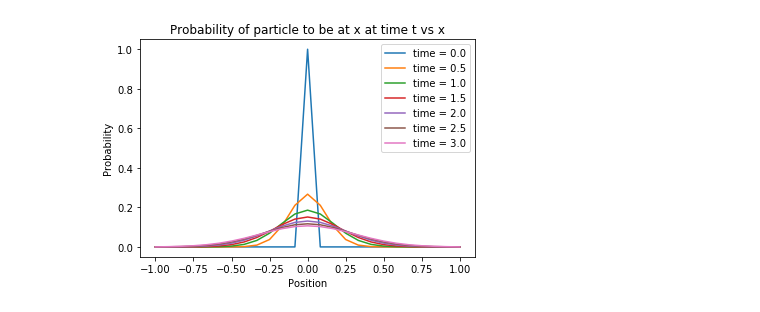
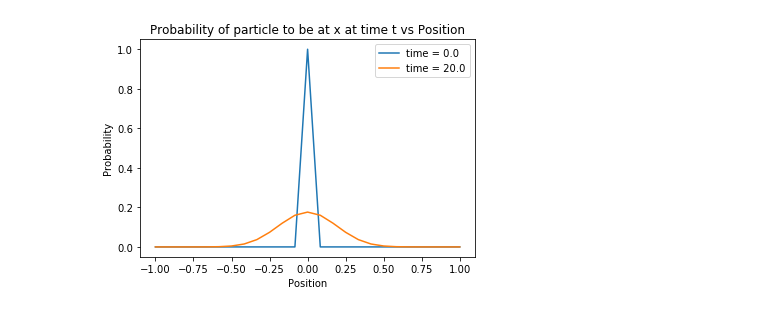
Before and after one commit to abhayp2204/Diffusion, a Jupyter notebook: code.ipynb, the cells around one changed output. Cells and saved outputs as stored; diff of their text form; code cells hidden in the pictures.

```diff
--- a/code.ipynb
+++ b/code.ipynb
@@ -6,10 +6,17 @@ from matplotlib import pyplot as plt
 # Definitions
 NUM_LENGTH_UNITS = 25
 TIME_LIMIT = 50
+TIME_STEP = 2.0
+ORIGIN = int(NUM_LENGTH_UNITS/2)
+THRESHOLD = 0.1
 
 # Diffusion equation parameters
-D = 0.015
+D = 0.01
 dt = 0.05
 dx = 0.08
+
+# Heatmap
+heatmap1 = plt.get_cmap('hot')
+heatmap2 = 'viridis'
 # %%
 def decent_chance(x):
@@ -19,20 +26,20 @@ def at_boundary(x):
     return (x == 0 or x == (NUM_LENGTH_UNITS - 1))
 # %%
 # Generate probability matrix
-pos = np.linspace(-1, 1, NUM_LENGTH_UNITS)
-time = np.arange(0, TIME_LIMIT, 0.05)
+posX = np.linspace(-1, 1, NUM_LENGTH_UNITS)
+posY = np.linspace(-1, 1, NUM_LENGTH_UNITS)
+time = np.arange(0, TIME_LIMIT, TIME_STEP)
 
 # Initialize P
 shape = (len(time) + 1, NUM_LENGTH_UNITS)
 P = np.zeros(shape)
 
 # Since the particle starts at origin at time t=0, probability=1
-origin = int(NUM_LENGTH_UNITS/2)
-P[0][origin] = 1
+P[0][ORIGIN] = 1
 
 # Loop to generate probability matrix
 for t in range(len(time)):
-    for x in range(len(pos)):
+    for x in range(len(posX)):
 
         # Boundary condition
         if at_boundary(x):
@@ -43,4 +50,4 @@ for t in range(len(time)):
         P[t+1, x] = P[t, x] + D*dt/(dx**2)*(P[t, x+1] - 2*P[t, x] + P[t, x-1])
 
 # Display probability matrix
-P
+# P
@@ -61,24 +54,24 @@ array([[0.        , 0.        , 0.        , ..., 0.        , 0.        ,
 # %%
 # Graph: Probability of particle to be at x at time t vs x
 legend = []
 
 # Generate plots
 step = 10
 for t in range(0, len(P) - step, step):
 
     # Ignore graphs which are too spread to prevent crowding
-    if not decent_chance(P[t][mid]):
-        continue
+#     if not decent_chance(P[t][mid]):
+#         continue
 
     # Plot graph
-    plt.plot(pos, P[t])
+    plt.plot(posX, P[t])
     legend.append(f"time = {time[t]}")
 
 # Graph attributes
-plt.title("Probability of particle to be at x at time t vs x")
+plt.title("Probability of particle to be at x at time t vs Position")
 plt.legend(legend)
 plt.xlabel("Position")
 plt.ylabel("Probability")
 plt.show()
 # %% [output]
-[figure, old version]
+[figure, new version]
```
Also changed, not shown: parts of 3 cells of this notebook, 2 other files.
